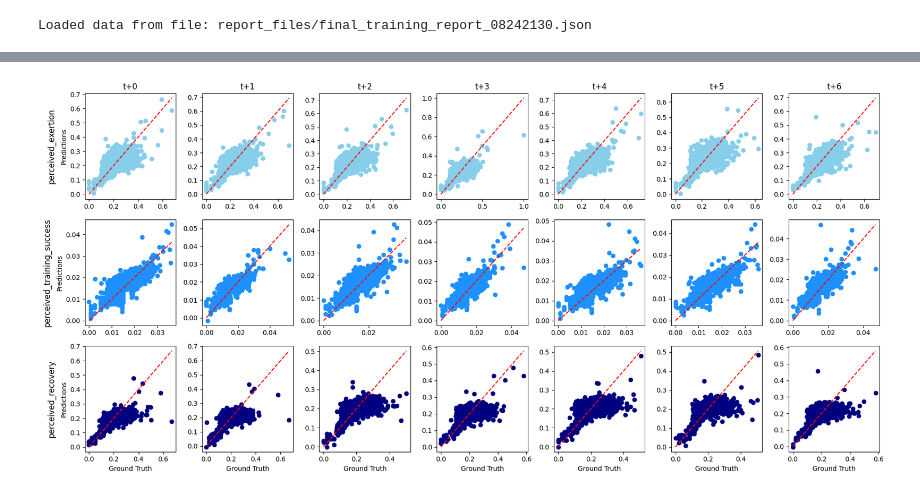
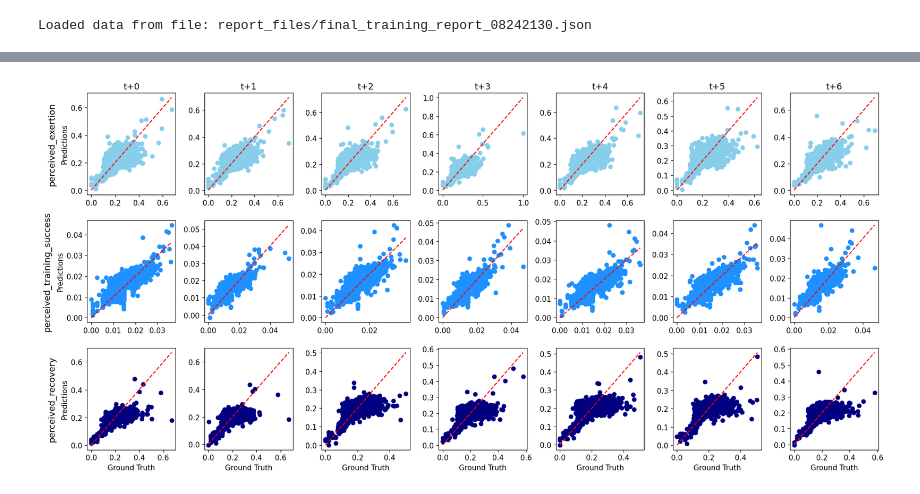
Before and after one commit to Gamified-Coaching-App/coaching_subjective_parameter_forecast, a Jupyter notebook: report/report.ipynb, the cells around one changed output, grey strips where cells are left out. Saved outputs shown, nothing was run; the diff lists cells and outputs as text; code cells hidden in the pictures.

```diff
--- a/report/report.ipynb
+++ b/report/report.ipynb
@@ -185,39 +187,36 @@ plt.show()
 with open('report_files/inference_results.json', 'r') as file:
     inferences = json.load(file)
 # %%
-# Convert predictions and ground truth to numpy arrays
-predictions = np.array(inferences['predictions'])  # shape: (batch, 7 days, 3 vars)
-ground_truth = np.array(inferences['ground_truth'])  # shape: (batch, 7 days, 3 vars)
+predictions = np.array(inferences['predictions'])
+ground_truth = np.array(inferences['ground_truth'])
 
-# Define colors for the variables
 colors = ['skyblue', 'dodgerblue', 'navy']
 
-# Define labels for each variable (row)
 row_labels = ['perceived_exertion', 'perceived_training_success', 'perceived_recovery', ]
 
+plt.rcParams.update({'font.size': 11})
 plt.figure(figsize=(20, 10))
 
-# Loop through the variables and days
-for i in range(3):  # Loop through the 3 variables
-    for j in range(7):  # Loop through the 7 days
+for i in range(3):
+    for j in range(7):
         ax = plt.subplot(3, 7, i * 7 + j + 1)
         ground_truth_day_var = ground_truth[:, j, i]
         predictions_day_var = predictions[:, j, i]
         plt.scatter(ground_truth_day_var, predictions_day_var, color=colors[i], label=f'Variable {i + 1}')
         plt.plot([min(ground_truth_day_var), max(ground_truth_day_var)],
                  [min(ground_truth_day_var), max(ground_truth_day_var)],
                  'r--')
         if i == 0:
             plt.title(f't+{j}')
         if j == 0:
             ax.set_ylabel('Predictions')
             ax.annotate(row_labels[i], xy=(-0.5, 0.5), xytext=(-ax.yaxis.labelpad - 5, 0),
                         xycoords=ax.yaxis.label, textcoords='offset points',
                         size='large', ha='center', va='center', rotation=90)
         if i == 2:
             plt.xlabel('Ground Truth')
 
-plt.tight_layout(rect=[0.1, 0.1, 1, 0.95])  # Adjust layout to make space for the labels
+plt.tight_layout(rect=[0.1, 0.1, 1, 0.95])
 plt.show()
 # %% [output]
-[figure, old version]
+[figure, new version]
```
Also changed, not shown: parts of 9 cells of this notebook, 7 other files.
